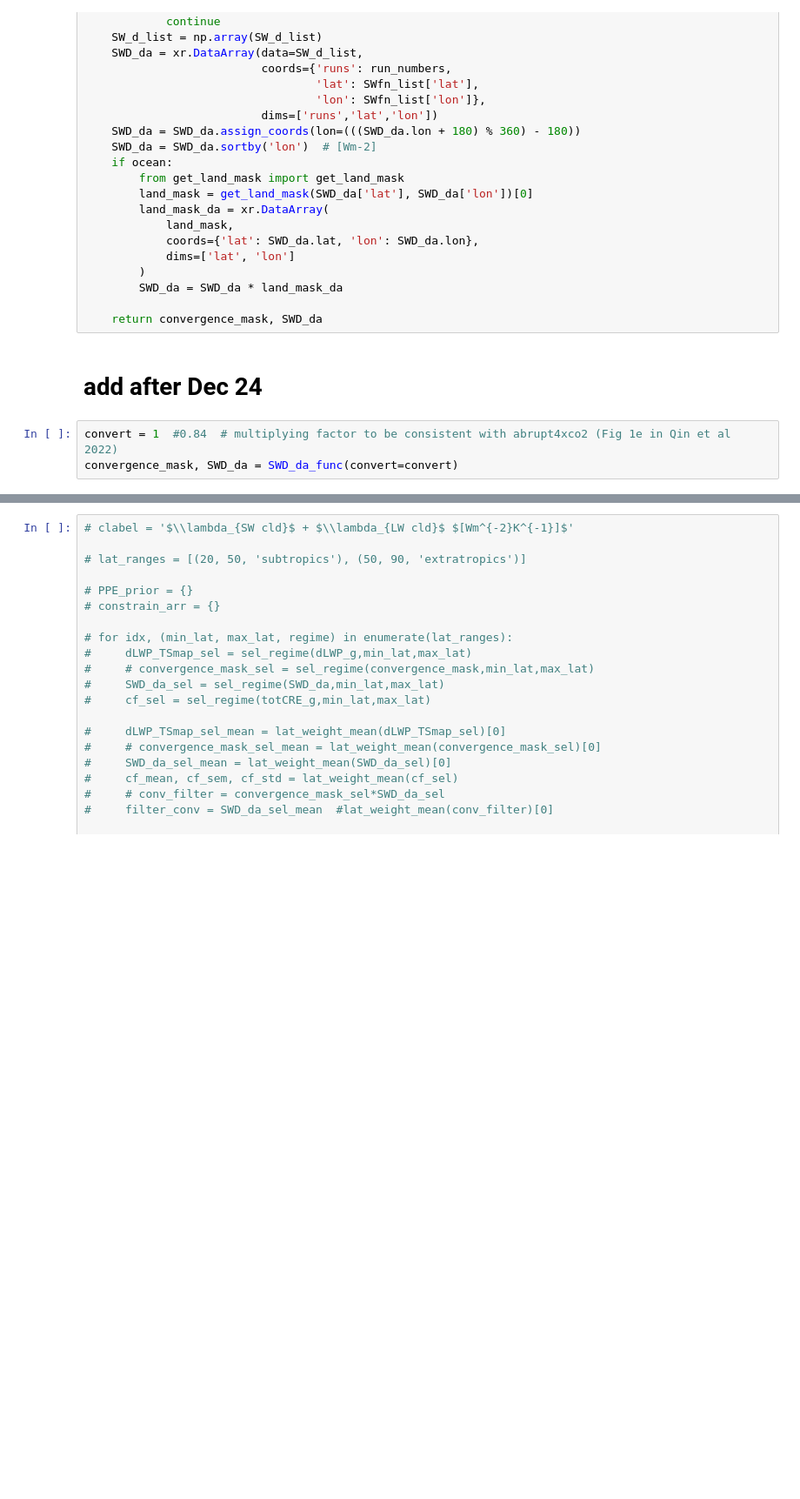
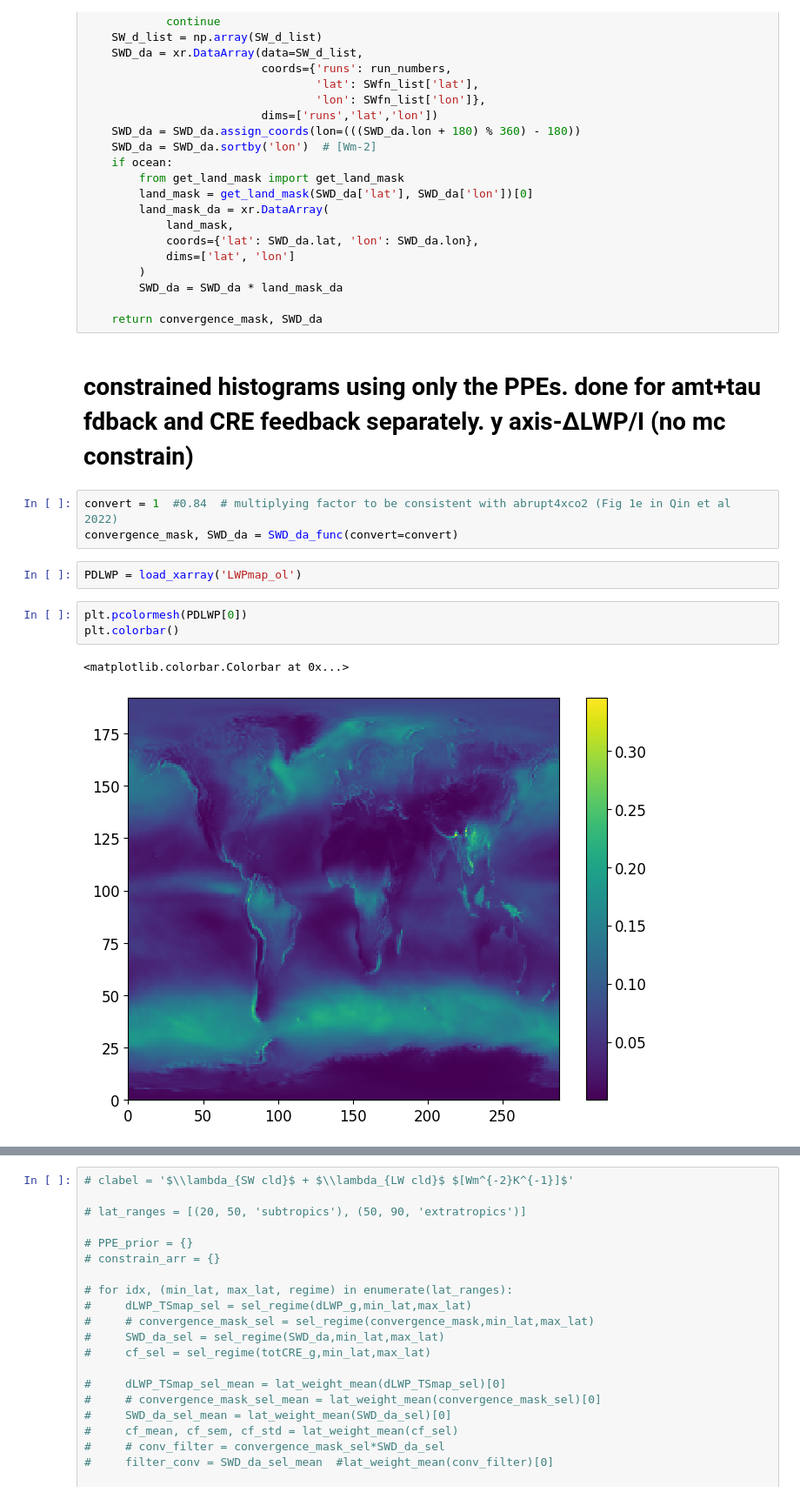
Before and after one commit to wgh-private/globalFB_precipeff, a Jupyter notebook: constrainFig.ipynb, the cells around one changed output, grey strips where cells are left out. Shown at 87% size. Drawn from its saved outputs; the diff is of its cells as text; blank space fills up the shorter version.

```diff
--- a/constrainFig.ipynb
+++ b/constrainFig.ipynb
@@ -385,7 +405,15 @@ def SWD_da_func(convert, pe_maps_ol=pe_maps_ol, ocean=False):
 
     return convergence_mask, SWD_da
 # %% [markdown]
-# add after Dec 24
+# constrained histograms using only the PPEs. done for amt+tau fdback and CRE feedback separately. y axis-∆LWP/I (no mc constrain)
 # %%
 convert = 1  #0.84  # multiplying factor to be consistent with abrupt4xco2 (Fig 1e in Qin et al 2022)
 convergence_mask, SWD_da = SWD_da_func(convert=convert)
+# %%
+PDLWP = load_xarray('LWPmap_ol')
+# %%
+plt.pcolormesh(PDLWP[0])
+plt.colorbar()
+# %% [output]
+<matplotlib.colorbar.Colorbar at 0x...>
+[figure, added]
```
Also changed, not shown: parts of 20 cells of this notebook.
